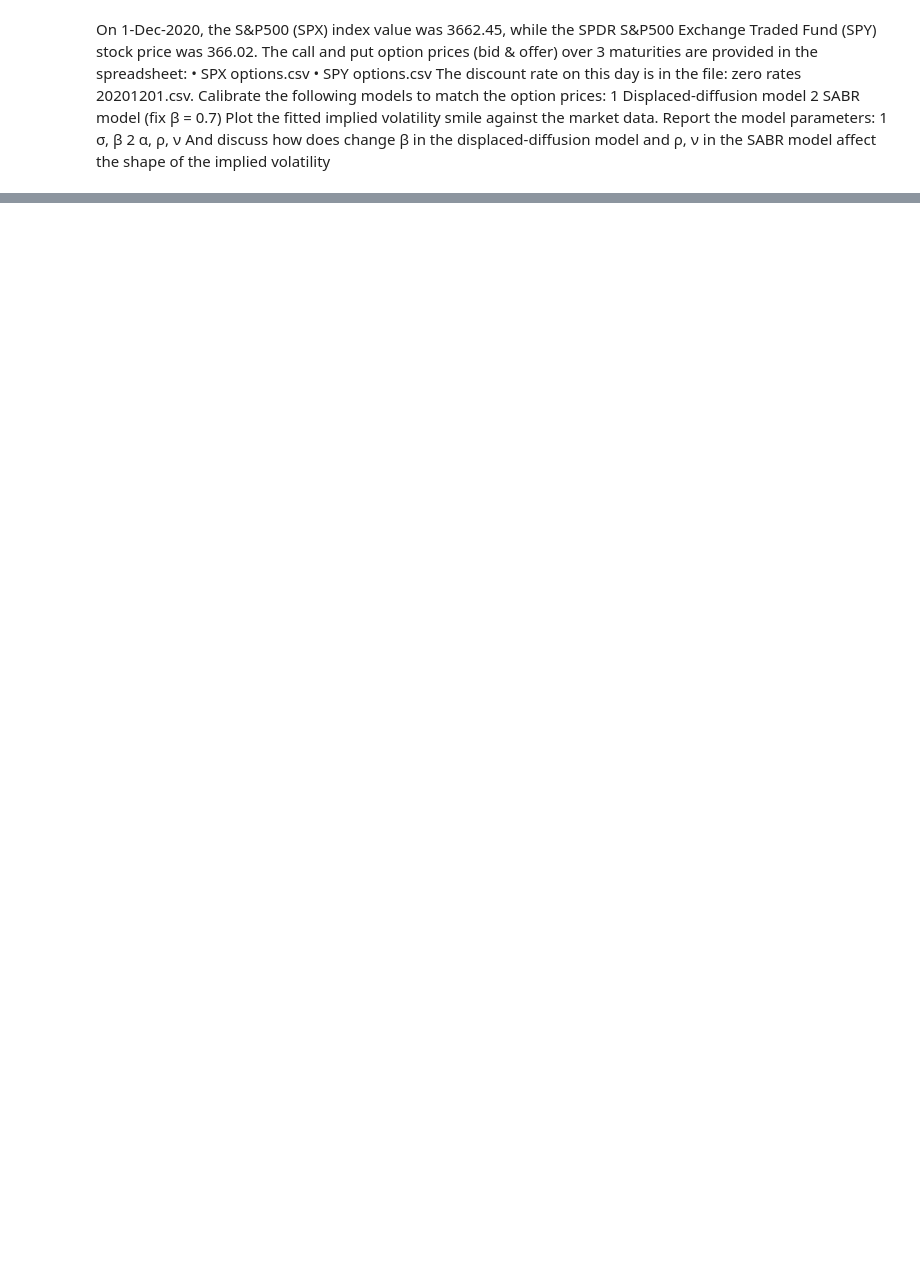
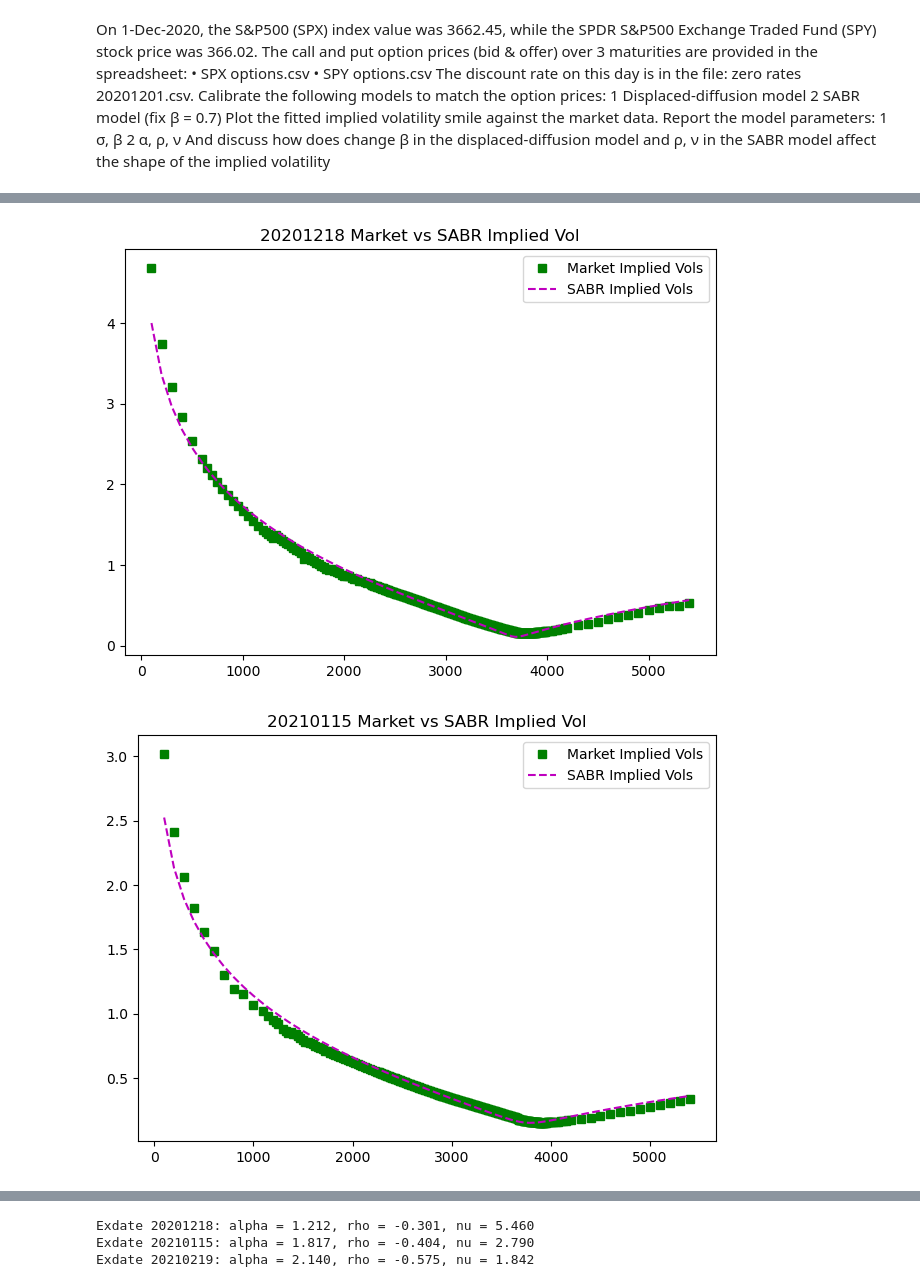
Before and after one commit to changjulian17/mqf_practice, a Jupyter notebook: QF620_Stochastic Modelling_in_Finance/Project/Part2.ipynb, the cells around one changed output, grey strips where cells are left out. Drawn from its saved outputs; the diff is of its cells as text; code cells hidden in the pictures; blank space fills up the shorter version.

```diff
--- a/QF620_Stochastic Modelling_in_Finance/Project/Part2.ipynb
+++ b/QF620_Stochastic Modelling_in_Finance/Project/Part2.ipynb
@@ -24,4 +24,0 @@ import matplotlib.pylab as plt
-# %%
-df_spx = pd.read_csv("SPX_options.csv")
-df_spy = pd.read_csv("SPY_options.csv")
-df_rates = pd.read_csv("zero_rates_20201201.csv")
@@ -267,0 +542,5 @@ for K in strikes:
+# %%
+calculate_sabr_params(df_spx, S_spx, dict_ex_date_rate, impliedVolatility, sabrcalibration, SABR, beta=0.7);
+# %% [output]
+[figure, added]
+[figure, added]
@@ -267,0 +548,3 @@ for K in strikes:
+Exdate 20201218: alpha = 1.212, rho = -0.301, nu = 5.460
+Exdate 20210115: alpha = 1.817, rho = -0.404, nu = 2.790
+Exdate 20210219: alpha = 2.140, rho = -0.575, nu = 1.842
```
Also changed, not shown: parts of 17 cells of this notebook, 10 other files.
